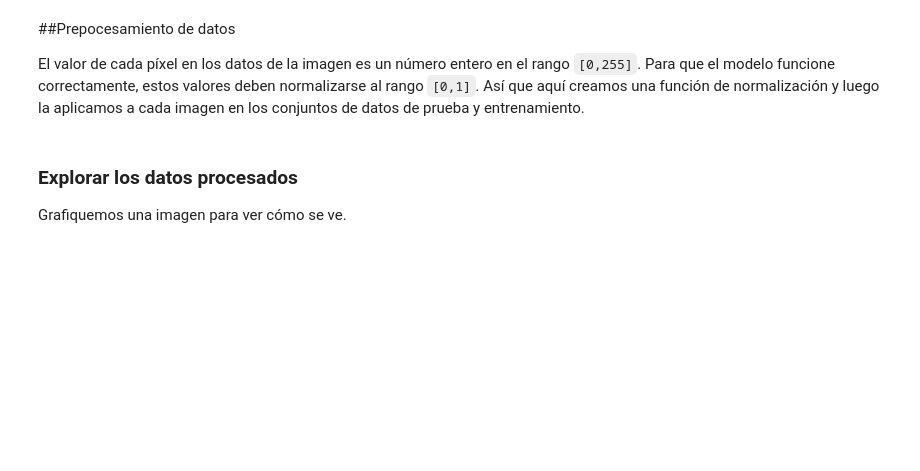
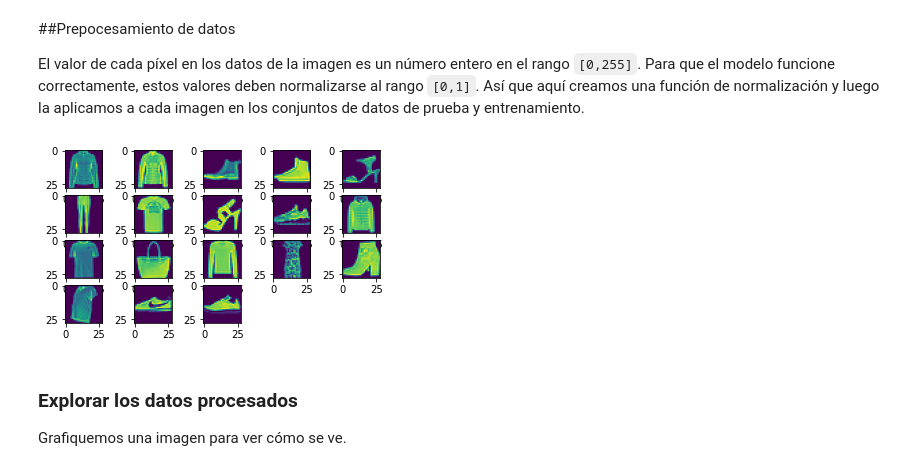
Before and after one commit to CharlyPierce/CNN, a Jupyter notebook: Copy_of_l04c01_image_classification_with_cnns.ipynb, the cells around one changed output. Cells and saved outputs as stored; diff of their text form; code cells hidden in the pictures; blank space fills up the shorter version.

```diff
--- a/Copy_of_l04c01_image_classification_with_cnns.ipynb
+++ b/Copy_of_l04c01_image_classification_with_cnns.ipynb
@@ -183,6 +191,15 @@ test_dataset  =  test_dataset.map(normalize)
 #El almacenamiento en caché los mantendrá en la memoria, lo que hará que el entrenamiento sea más rápido
 train_dataset =  train_dataset.cache()
 test_dataset  =  test_dataset.cache()
+# %%
+i=0
+for image, label in test_dataset.take(18):
+  plt.subplot(5,5,i+1)#cuadricula 5x5, graficar en i+1
+  image=image.numpy().reshape(28,28)#Elimina dim extra
+  plt.imshow(image)#Mostrar imagen
+  i+=1
+# %% [output]
+[figure, added]
 # %% [markdown]
 ### Explorar los datos procesados
 Grafiquemos una imagen para ver cómo se ve.
```
Also changed, not shown: parts of 22 cells of this notebook.
